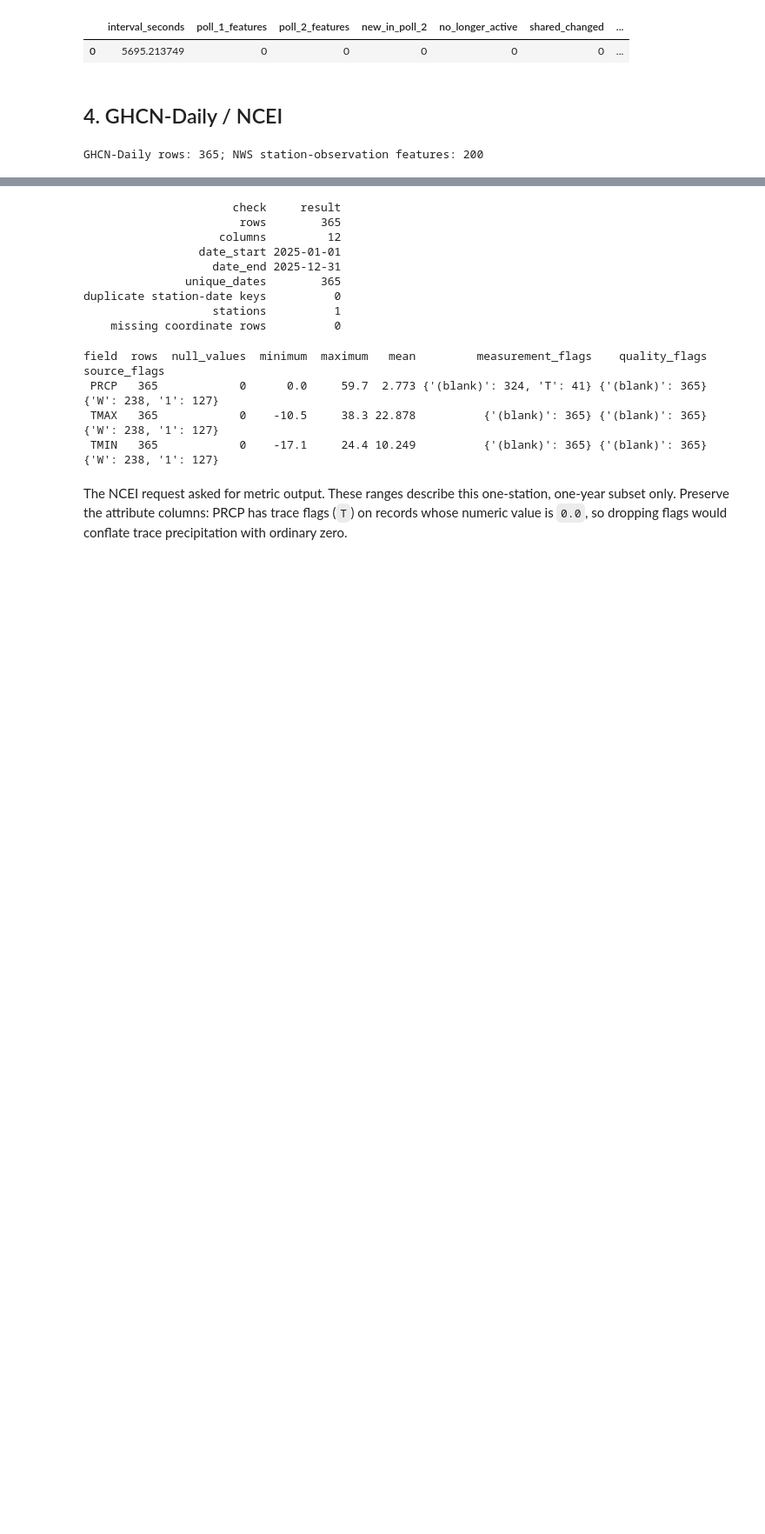
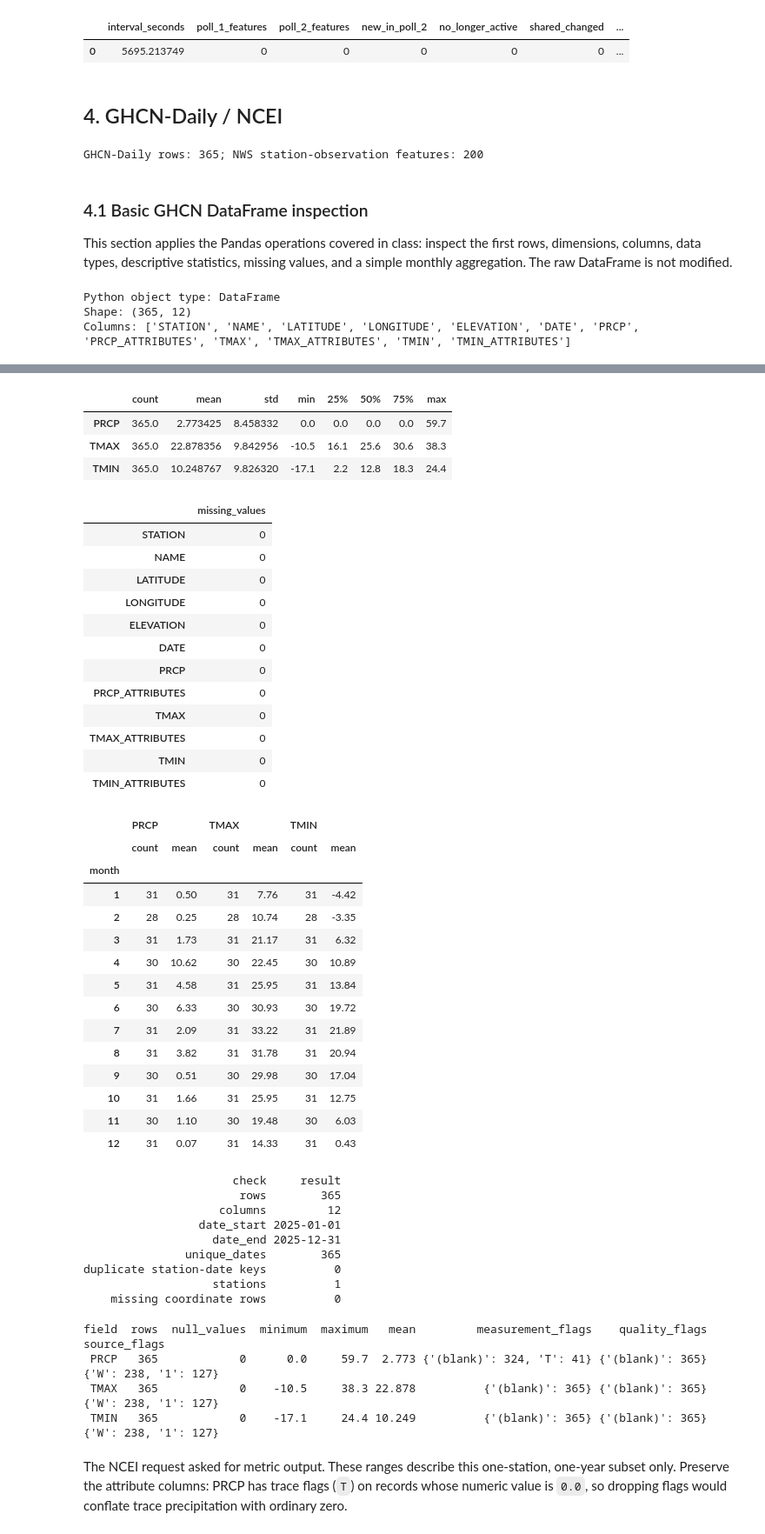
Before and after one commit to KevMasMas/multi-hazard-weather-monitoring, a Jupyter notebook: notebooks/01_source_profiling.ipynb, the cells around one changed output, grey strips where cells are left out. Shown at 87% size. Saved outputs shown, nothing was run; the diff lists cells and outputs as text; code cells hidden in the pictures; blank space fills up the shorter version.

Commit message:
docs: add basic dataframe inspection to source profiling

```diff
--- a/notebooks/01_source_profiling.ipynb
+++ b/notebooks/01_source_profiling.ipynb
@@ -697,3 +697,32 @@ station_observations = pd.json_normalize([feature["properties"] for feature in s
 print(f"GHCN-Daily rows: {len(ghcn_raw):,}; NWS station-observation features: {len(station_features):,}")
 # %% [output]
 GHCN-Daily rows: 365; NWS station-observation features: 200
+# %% [markdown]
+### 4.1 Basic GHCN DataFrame inspection
+
+This section applies the Pandas operations covered in class: inspect the first rows, dimensions, columns, data types, descriptive statistics, missing values, and a simple monthly aggregation. The raw DataFrame is not modified.
+# %%
+print("Python object type:", type(ghcn_raw).__name__)
+print("Shape:", ghcn_raw.shape)
+print("Columns:", ghcn_raw.columns.tolist())
+display(ghcn_raw.head())
+
+ghcn_raw.info()
+
+ghcn_numeric_summary = ghcn_raw[["PRCP", "TMAX", "TMIN"]].describe().T
+display(ghcn_numeric_summary)
+
+ghcn_missing_values = ghcn_raw.isnull().sum().to_frame("missing_values")
+display(ghcn_missing_values)
+
+ghcn_monthly_summary = (
+    ghcn_raw.assign(month=ghcn_raw["DATE"].dt.month)
+    .groupby("month")[["PRCP", "TMAX", "TMIN"]]
+    .agg(["count", "mean"])
+    .round(2)
+)
+display(ghcn_monthly_summary)
+# %% [output]
+Python object type: DataFrame
+Shape: (365, 12)
+Columns: ['STATION', 'NAME', 'LATITUDE', 'LONGITUDE', 'ELEVATION', 'DATE', 'PRCP', 'PRCP_ATTRIBUTES', 'TMAX', 'TMAX_ATTRIBUTES', 'TMIN', 'TMIN_ATTRIBUTES']
@@ -700,3 +754,35 @@ GHCN-Daily rows: 365; NWS station-observation features: 200
+|  | count | mean | std | min | 25% | 50% | 75% | max |
+| PRCP | 365.0 | 2.773425 | 8.458332 | 0.0 | 0.0 | 0.0 | 0.0 | 59.7 |
+| TMAX | 365.0 | 22.878356 | 9.842956 | -10.5 | 16.1 | 25.6 | 30.6 | 38.3 |
+| TMIN | 365.0 | 10.248767 | 9.826320 | -17.1 | 2.2 | 12.8 | 18.3 | 24.4 |
+|  | missing_values |
+| STATION | 0 |
+| NAME | 0 |
+| LATITUDE | 0 |
+| LONGITUDE | 0 |
+| ELEVATION | 0 |
+| DATE | 0 |
+| PRCP | 0 |
+| PRCP_ATTRIBUTES | 0 |
+| TMAX | 0 |
+| TMAX_ATTRIBUTES | 0 |
+| TMIN | 0 |
+| TMIN_ATTRIBUTES | 0 |
+|  | PRCP |  | TMAX |  | TMIN |  |
+|  | count | mean | count | mean | count | mean |
+| month |  |  |  |  |  |  |
+| 1 | 31 | 0.50 | 31 | 7.76 | 31 | -4.42 |
+| 2 | 28 | 0.25 | 28 | 10.74 | 28 | -3.35 |
+| 3 | 31 | 1.73 | 31 | 21.17 | 31 | 6.32 |
+| 4 | 30 | 10.62 | 30 | 22.45 | 30 | 10.89 |
+| 5 | 31 | 4.58 | 31 | 25.95 | 31 | 13.84 |
+| 6 | 30 | 6.33 | 30 | 30.93 | 30 | 19.72 |
+| 7 | 31 | 2.09 | 31 | 33.22 | 31 | 21.89 |
+| 8 | 31 | 3.82 | 31 | 31.78 | 31 | 20.94 |
+| 9 | 30 | 0.51 | 30 | 29.98 | 30 | 17.04 |
+| 10 | 31 | 1.66 | 31 | 25.95 | 31 | 12.75 |
+| 11 | 30 | 1.10 | 30 | 19.48 | 30 | 6.03 |
+| 12 | 31 | 0.07 | 31 | 14.33 | 31 | 0.43 |
 # %%
 ghcn_profile = pd.DataFrame([
     {"check": "rows", "result": len(ghcn_raw)},
```
Also changed, not shown: parts of 4 cells of this notebook, 1 other file.
